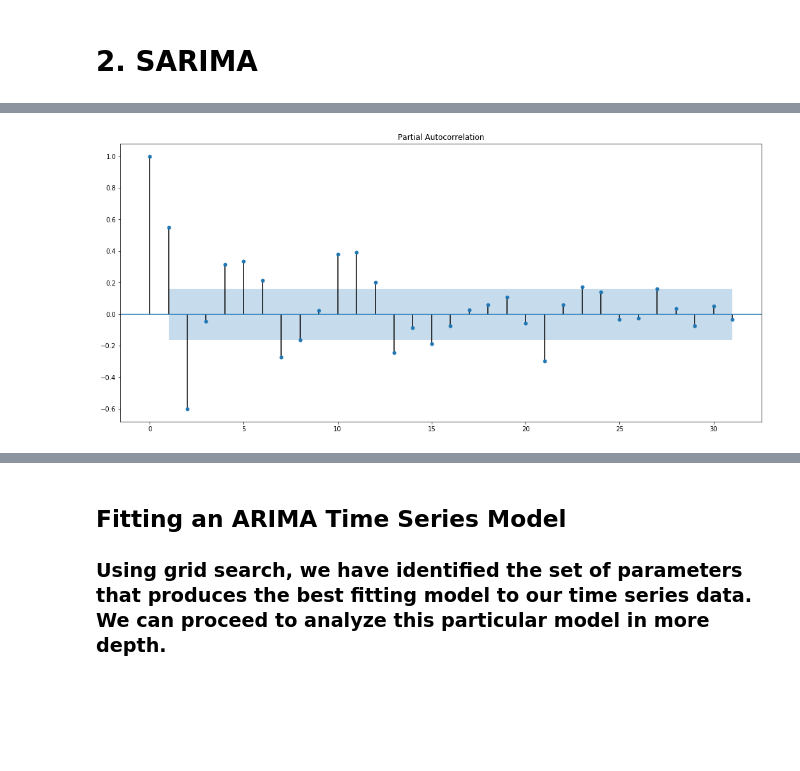
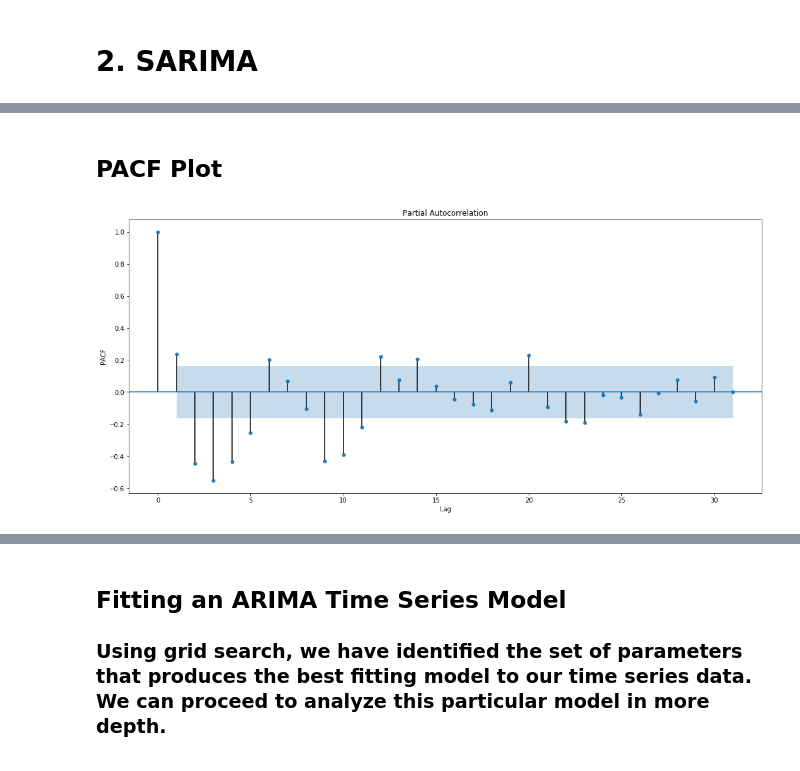
Before and after one commit to kaziahosunhabibripon/Time-Series, a Jupyter notebook: Energy-Consumption-23.ipynb, the cells around one changed output, grey strips where cells are left out. Drawn from its saved outputs; the diff is of its cells as text; code cells hidden in the pictures; blank space fills up the shorter version.

```diff
--- a/Energy-Consumption-23.ipynb
+++ b/Energy-Consumption-23.ipynb
@@ -209,0 +205,4 @@ The Mean Absolute Percentage Error (MAPE) of our forecasts is 3.34%
+# %%
+y_train_diff=y_train.diff(1)
+# %%
+y_train_diff=y_train_diff[1:len(y_train_diff)]
@@ -215,5 +227,9 @@ plt.show()
+# %% [markdown]
+## PACF Plot
 # %%
-plot_pacf(y_train, lags=31, alpha=0.05)
+plot_pacf(y_train_diff, lags=31, alpha=0.05)
+plt.xlabel('Lag')
+plt.ylabel('PACF')
 plt.show()
 # %% [output]
-[figure, old version]
+[figure, new version]
```
Also changed, not shown: parts of 45 cells of this notebook.
